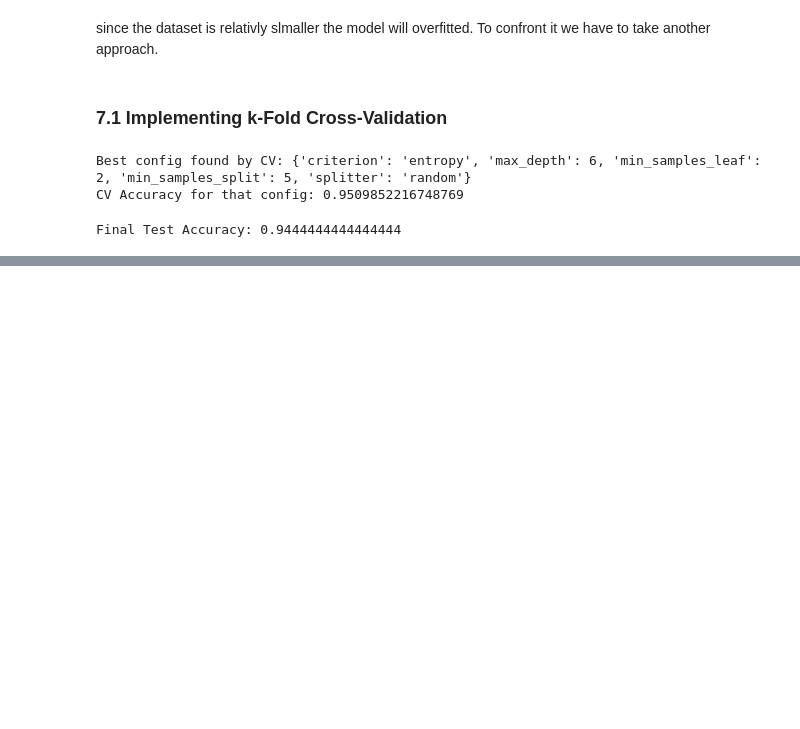
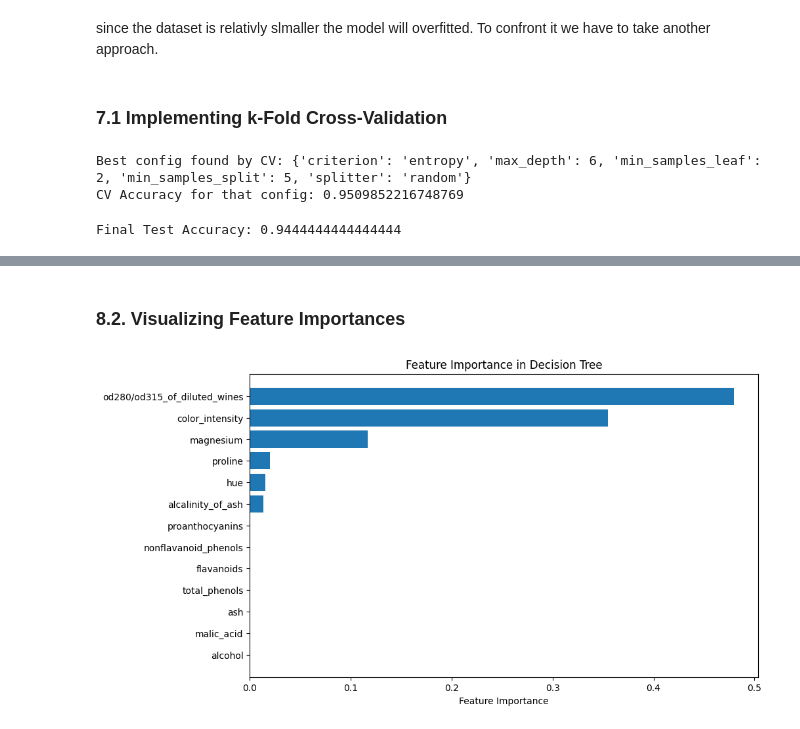
Before and after one commit to taha-kms/DSE_POLITO, a Jupyter notebook: DSL_LAB_6/dsl-lab-6-exercise-1.ipynb, the cells around one changed output, grey strips where cells are left out. Drawn from its saved outputs; the diff is of its cells as text; code cells hidden in the pictures; blank space fills up the shorter version.

```diff
--- a/DSL_LAB_6/dsl-lab-6-exercise-1.ipynb
+++ b/DSL_LAB_6/dsl-lab-6-exercise-1.ipynb
@@ -224,0 +223,6 @@ Final Test Accuracy: 0.9444444444444444
+# %%
+importances = clf.feature_importances_
+
+# Display feature importances
+for feature, importance in zip(feature_names, importances):
+    print(f"{feature}: {importance:.4f}")
@@ -224,0 +243,15 @@ Final Test Accuracy: 0.9444444444444444
+# %% [markdown]
+### 8.2. Visualizing Feature Importances
+# %%
+
+
+# Sort features by importance
+sorted_idx = importances.argsort()
+
+plt.figure(figsize=(10, 6))
+plt.barh([feature_names[i] for i in sorted_idx], importances[sorted_idx])
+plt.xlabel("Feature Importance")
+plt.title("Feature Importance in Decision Tree")
+plt.show()
+# %% [output]
+[figure, added]
```
Also changed, not shown: parts of 3 cells of this notebook.
